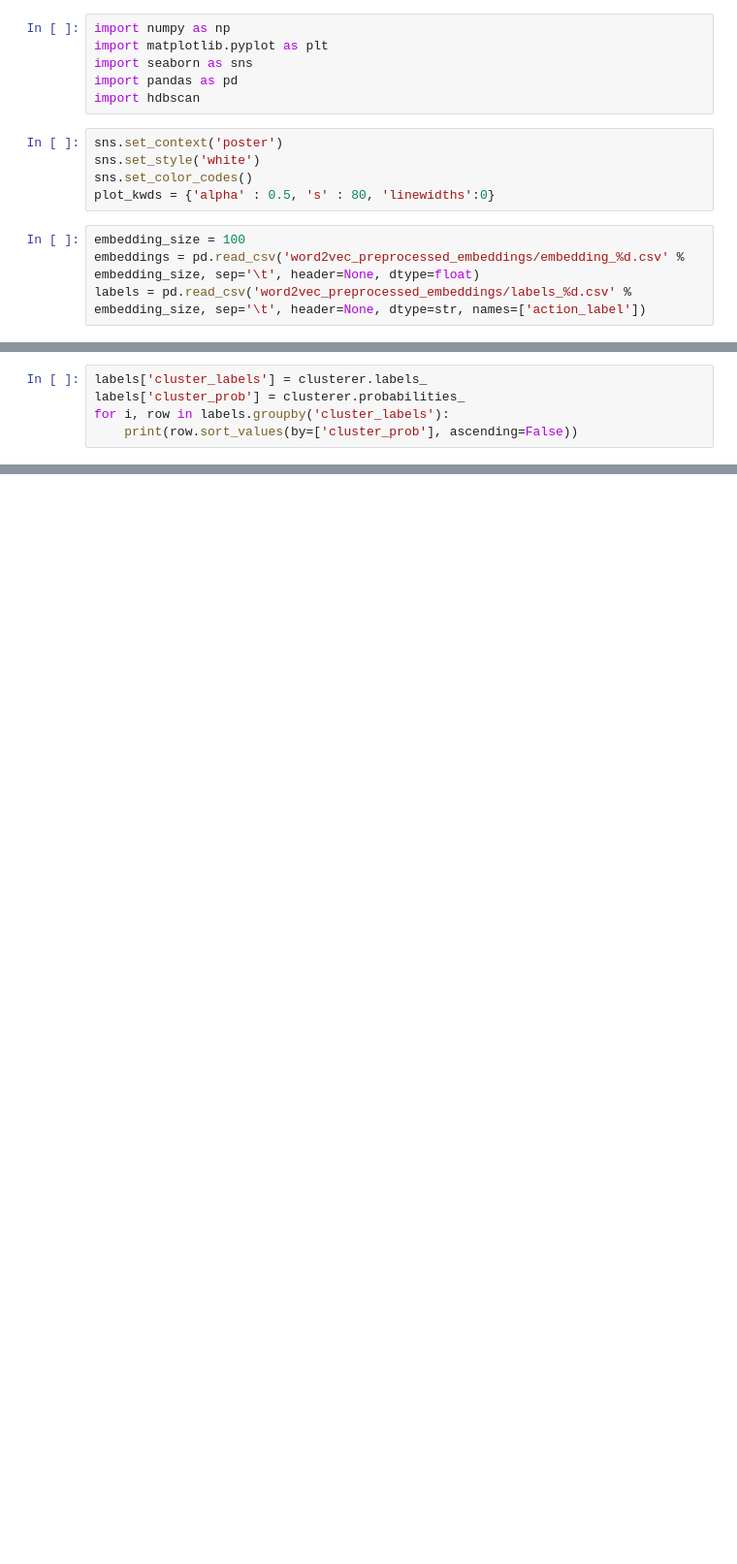
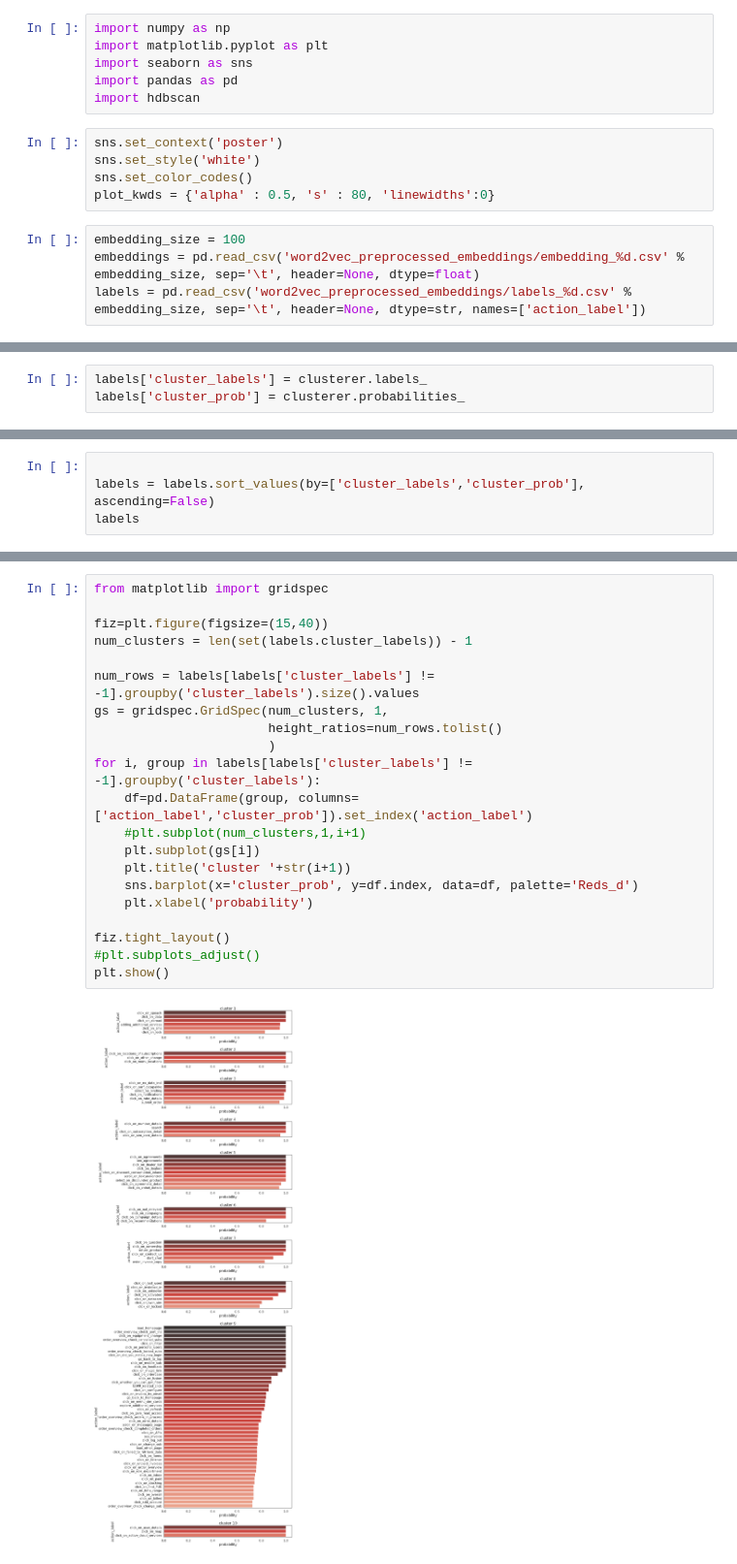
Before and after one commit to ScottishFold007/recsys_telenor, a Jupyter notebook: data_analysis/HDBSCAN.ipynb, the cells around one changed output, grey strips where cells are left out. Shown at 97% size. Cells and saved outputs as stored; diff of their text form; blank space fills up the shorter version.

```diff
--- a/data_analysis/HDBSCAN.ipynb
+++ b/data_analysis/HDBSCAN.ipynb
@@ -67,5 +73,3 @@ plot_clusters(tsne_data)
 # %%
 labels['cluster_labels'] = clusterer.labels_
 labels['cluster_prob'] = clusterer.probabilities_
-for i, row in labels.groupby('cluster_labels'):
-    print(row.sort_values(by=['cluster_prob'], ascending=False))
@@ -89,0 +76,4 @@ for i, row in labels.groupby('cluster_labels'):
+# %%
+
+labels = labels.sort_values(by=['cluster_labels','cluster_prob'], ascending=False)
+labels
@@ -89,0 +99,23 @@ for i, row in labels.groupby('cluster_labels'):
+# %%
+from matplotlib import gridspec
+
+fiz=plt.figure(figsize=(15,40))
+num_clusters = len(set(labels.cluster_labels)) - 1
+
+num_rows = labels[labels['cluster_labels'] != -1].groupby('cluster_labels').size().values
+gs = gridspec.GridSpec(num_clusters, 1,
+                       height_ratios=num_rows.tolist()
+                       )
+for i, group in labels[labels['cluster_labels'] != -1].groupby('cluster_labels'):
+    df=pd.DataFrame(group, columns=['action_label','cluster_prob']).set_index('action_label')
+    #plt.subplot(num_clusters,1,i+1)
+    plt.subplot(gs[i])
+    plt.title('cluster '+str(i+1))
+    sns.barplot(x='cluster_prob', y=df.index, data=df, palette='Reds_d')
+    plt.xlabel('probability')
+
+fiz.tight_layout()
+#plt.subplots_adjust()
+plt.show()
+# %% [output]
+[figure, added]
```
Also changed, not shown: parts of 10 cells of this notebook, 4 other files.
